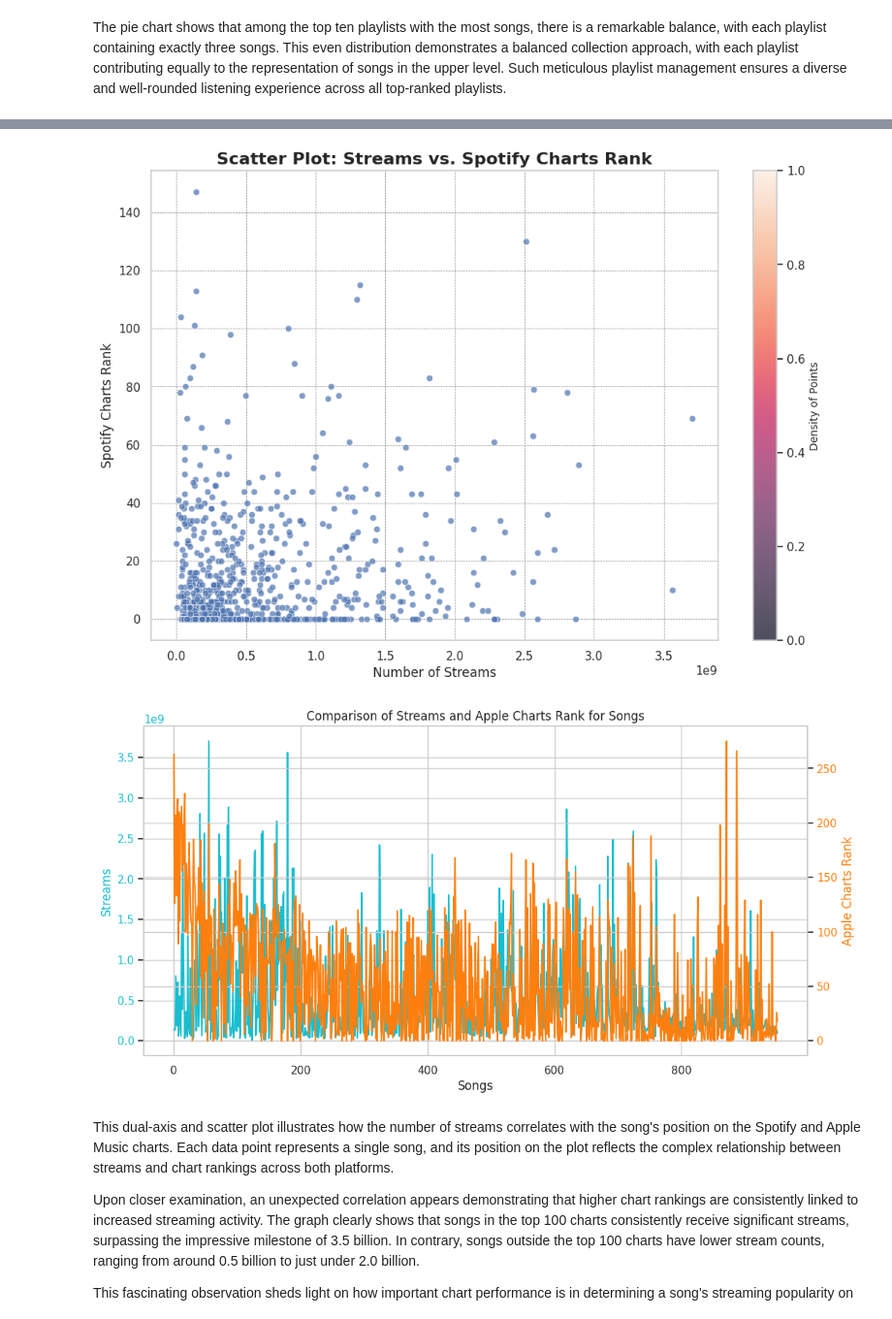
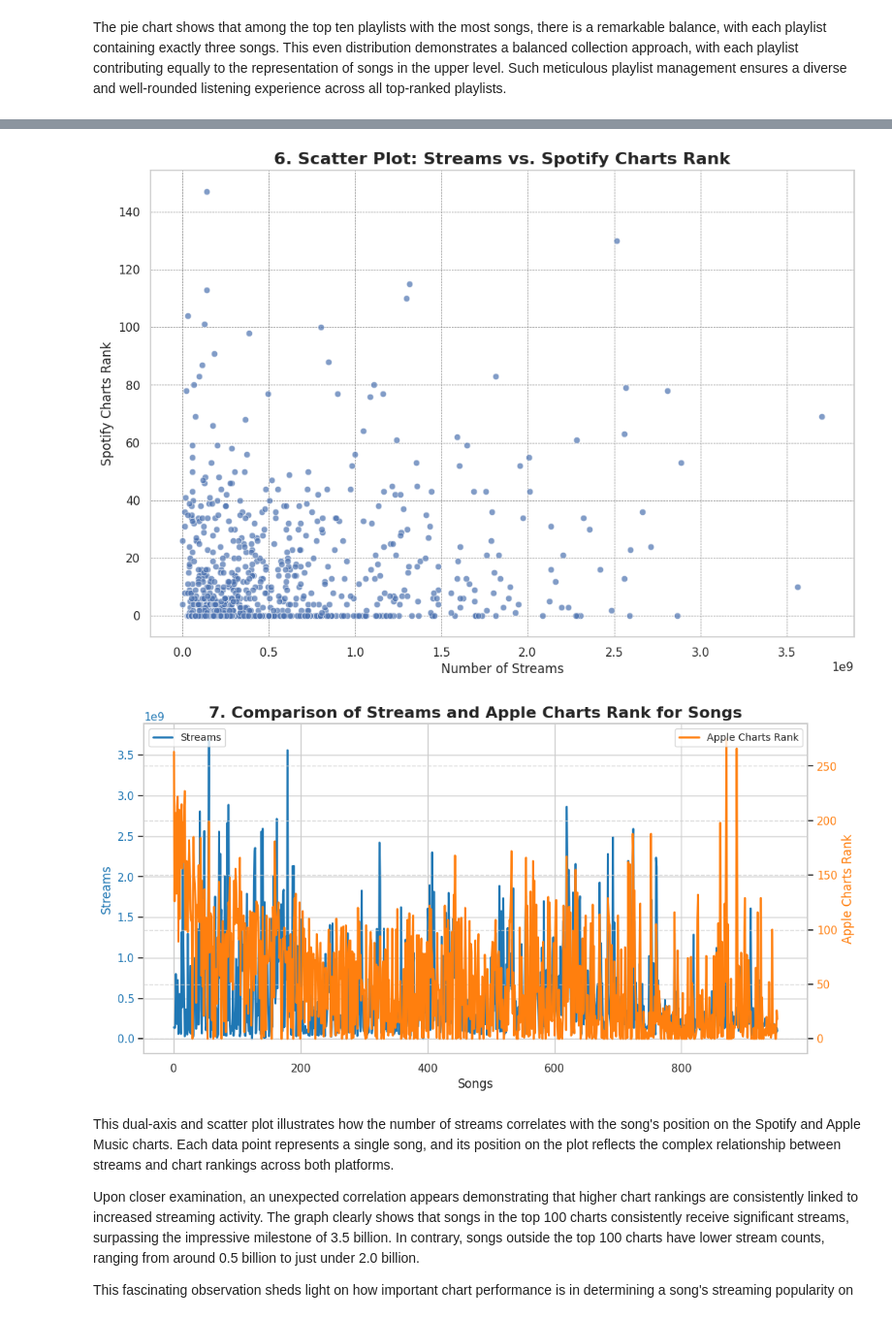
Before and after one commit to hasanahaffendy/STQD6014---Data-Science, a Jupyter notebook: Project2.ipynb, the cells around one changed output, grey strips where cells are left out. Shown: that part at 97% size. Cells and saved outputs as stored; diff of their text form; code cells hidden in the pictures.

```diff
--- a/Project2.ipynb
+++ b/Project2.ipynb
@@ -309,54 +320,57 @@ The earlier pie chart of the top ten Apple Playlists with the most songs shows a
 # %%
-# Set an aesthetically pleasing color palette
-custom_palette = sns.color_palette("viridis", as_cmap=True)
-
 # Set the style for visualizations
 sns.set(style="whitegrid")
 
 # Scatter plot for Streams vs. Spotify Charts Rank
 plt.figure(figsize=(12, 8))
-scatter_plot = sns.scatterplot(x='streams', y='in_spotify_charts', data=df, alpha=0.7, palette=custom_palette)
+scatter_plot = sns.scatterplot(x='streams', y='in_spotify_charts', data=df_cleaned, alpha=0.7)
 
 # Enhance plot aesthetics
-scatter_plot.set_title('Scatter Plot: Streams vs. Spotify Charts Rank', fontsize=16, weight='bold')
+scatter_plot.set_title('6. Scatter Plot: Streams vs. Spotify Charts Rank', fontsize=16, weight='bold')
 scatter_plot.set_xlabel('Number of Streams', fontsize=12)
 scatter_plot.set_ylabel('Spotify Charts Rank', fontsize=12)
 
 # Customize grid lines
 scatter_plot.grid(color='gray', linestyle='--', linewidth=0.5)
 
-# Show a colorbar for better interpretation of data points
-colorbar = plt.colorbar(scatter_plot.collections[0])
-colorbar.set_label('Density of Points', fontsize=10)
-
-# Add annotations or additional information if needed
-# plt.annotate('Additional Information', xy=(x_coord, y_coord), xytext=(text_x, text_y),
-#              arrowprops=dict(facecolor='black', shrink=0.05), fontsize=10)
-
 # Display the enhanced scatter plot
-plt.show();
+plt.show()
 # %% [output]
-[figure, old version]
+[figure, new version]
 # %%
+# Set the style for visualizations
+sns.set(style="whitegrid")
+
 # Dual axis plot for Spotify metrics
 fig, ax1 = plt.subplots(figsize=(12, 6))
 
-color = 'tab:cyan'
+# Plot for Streams
+color = 'tab:blue'
 ax1.set_xlabel('Songs')
 ax1.set_ylabel('Streams', color=color)
-ax1.plot(df_cleaned['streams'], color=color)
+ax1.plot(df_cleaned['streams'], color=color, label='Streams', linewidth=2)
 ax1.tick_params(axis='y', labelcolor=color)
 
+# Create a secondary y-axis
 ax2 = ax1.twinx()
+
+# Plot for Apple Charts Rank
 color = 'tab:orange'
 ax2.set_ylabel('Apple Charts Rank', color=color)
-ax2.plot(df_cleaned['in_apple_charts'], color=color)
+ax2.plot(df_cleaned['in_apple_charts'], color=color, label='Apple Charts Rank', linewidth=2)
 ax2.tick_params(axis='y', labelcolor=color)
 
-plt.title('Comparison of Streams and Apple Charts Rank for Songs')
+# Title and Legends
+plt.title('7. Comparison of Streams and Apple Charts Rank for Songs', fontsize=16, weight='bold')
+ax1.legend(loc='upper left', fontsize=10)
+ax2.legend(loc='upper right', fontsize=10)
+
+# Grid lines for better readability
+plt.grid(True, linestyle='--', alpha=0.7)
+
 plt.show()
 # %% [output]
-[figure, old version]
+[figure, new version]
 # %% [markdown]
 This dual-axis and scatter plot illustrates how the number of streams correlates with the song's position on the Spotify and Apple Music charts. Each data point represents a single song, and its position on the plot reflects the complex relationship between streams and chart rankings across both platforms.
 
```
Also changed, not shown: parts of 13 cells of this notebook.
